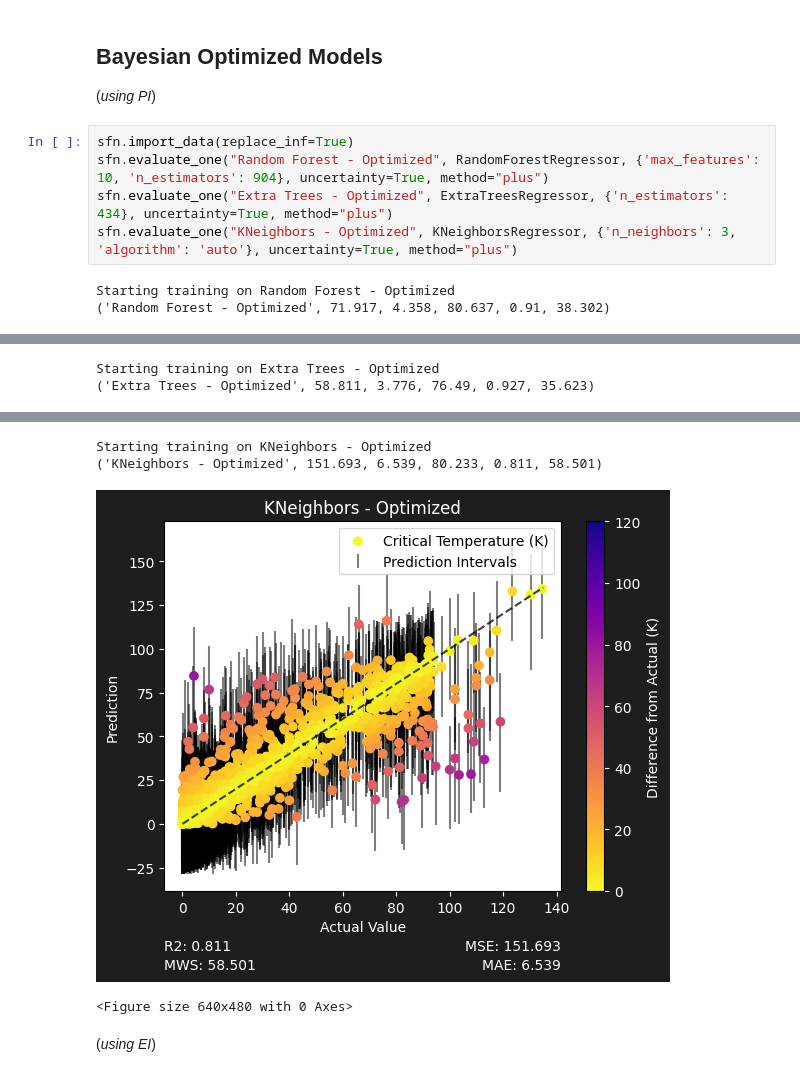
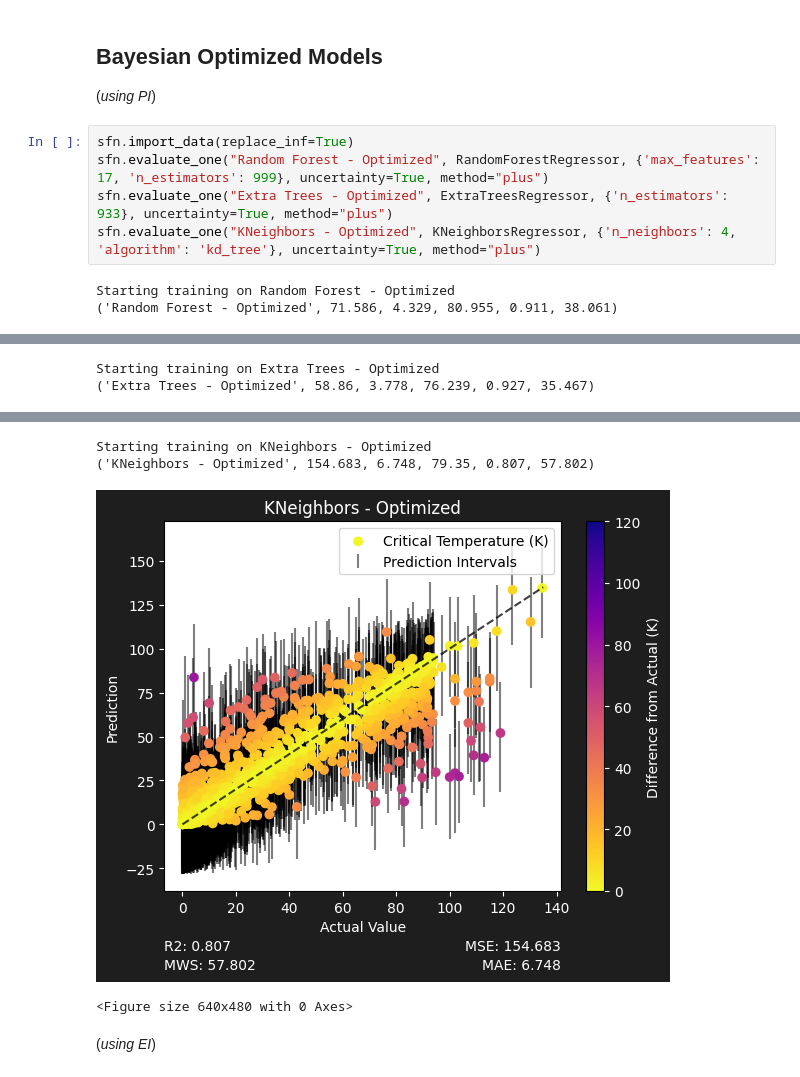
Before and after one commit to sylphrena0/classe, a Jupyter notebook: code/training.ipynb, the cells around one changed output, grey strips where cells are left out. Drawn from its saved outputs; the diff is of its cells as text.

```diff
--- a/code/training.ipynb
+++ b/code/training.ipynb
@@ -196,9 +196,9 @@ Starting training on KNeighbors Regression
 (*using PI*)
 # %%
 sfn.import_data(replace_inf=True)
-sfn.evaluate_one("Random Forest - Optimized", RandomForestRegressor, {'max_features': 10, 'n_estimators': 904}, uncertainty=True, method="plus")
-sfn.evaluate_one("Extra Trees - Optimized", ExtraTreesRegressor, {'n_estimators': 434}, uncertainty=True, method="plus")
-sfn.evaluate_one("KNeighbors - Optimized", KNeighborsRegressor, {'n_neighbors': 3, 'algorithm': 'auto'}, uncertainty=True, method="plus")
+sfn.evaluate_one("Random Forest - Optimized", RandomForestRegressor, {'max_features': 17, 'n_estimators': 999}, uncertainty=True, method="plus")
+sfn.evaluate_one("Extra Trees - Optimized", ExtraTreesRegressor, {'n_estimators': 933}, uncertainty=True, method="plus")
+sfn.evaluate_one("KNeighbors - Optimized", KNeighborsRegressor, {'n_neighbors': 4, 'algorithm': 'kd_tree'}, uncertainty=True, method="plus")
 # %% [output]
 Starting training on Random Forest - Optimized
-('Random Forest - Optimized', 71.917, 4.358, 80.637, 0.91, 38.302)
+('Random Forest - Optimized', 71.586, 4.329, 80.955, 0.911, 38.061)
@@ -206,2 +206,2 @@ Starting training on Random Forest - Optimized
 Starting training on Extra Trees - Optimized
-('Extra Trees - Optimized', 58.811, 3.776, 76.49, 0.927, 35.623)
+('Extra Trees - Optimized', 58.86, 3.778, 76.239, 0.927, 35.467)
@@ -209,6 +209,6 @@ Starting training on Extra Trees - Optimized
 Starting training on KNeighbors - Optimized
-('KNeighbors - Optimized', 151.693, 6.539, 80.233, 0.811, 58.501)
+('KNeighbors - Optimized', 154.683, 6.748, 79.35, 0.807, 57.802)
-[figure, old version]
+[figure, new version]
 <Figure size 640x480 with 0 Axes>
 # %% [markdown]
 (*using EI*)
```
Also changed, not shown: parts of 3 cells of this notebook, 47 other files.
